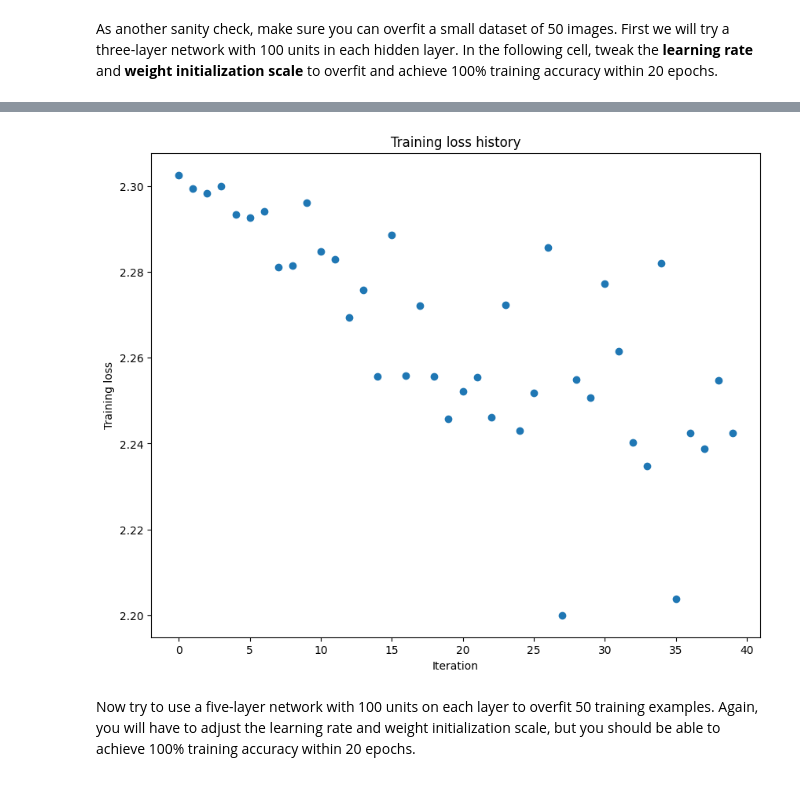
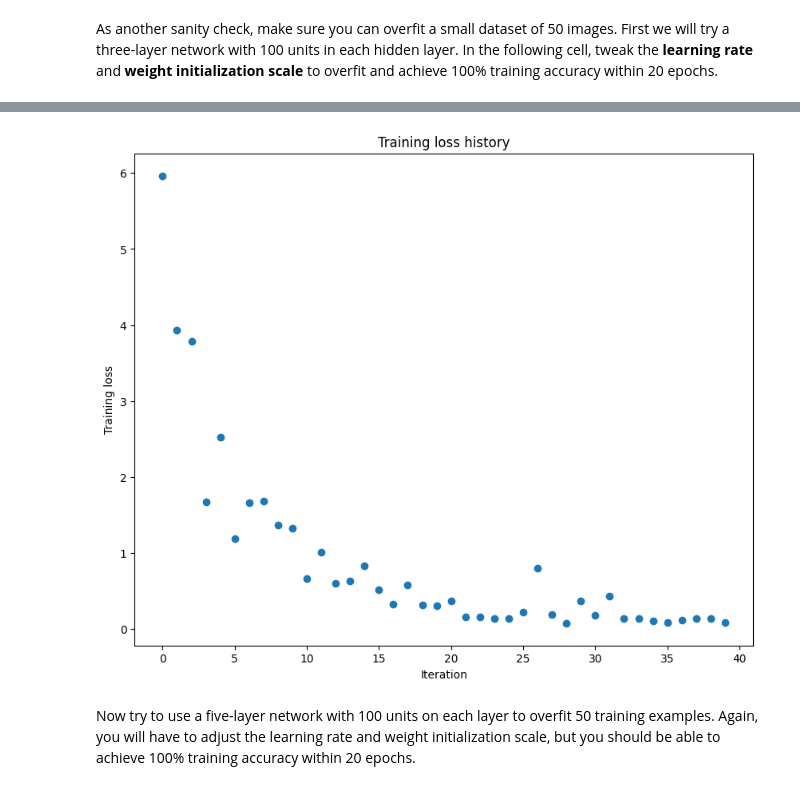
Before and after one commit to cuttle-fish-my/CS280_2023spring_backup, a Jupyter notebook: CS280-Spring23-Assignment2/Homework2_PartB/FullyConnectedNets.ipynb, the cells around one changed output, grey strips where cells are left out. Cells and saved outputs as stored; diff of their text form; code cells hidden in the pictures.

```diff
--- a/CS280-Spring23-Assignment2/Homework2_PartB/FullyConnectedNets.ipynb
+++ b/CS280-Spring23-Assignment2/Homework2_PartB/FullyConnectedNets.ipynb
@@ -458,8 +458,8 @@ small_data = {
   'y_val': data['y_val'],
 }
 
-weight_scale = 1e-9   # Experiment with this!
-learning_rate = 1e-1  # Experiment with this!
+weight_scale = 3e-2   # Experiment with this!
+learning_rate = 6e-4  # Experiment with this!
 model = FullyConnectedNet([100, 100],
               weight_scale=weight_scale, dtype=np.float64)
 solver = Solver(model, small_data,
@@ -497,4 +497,4 @@ plt.show()
-[figure, old version]
+[figure, new version]
 # %% [markdown]
 Now try to use a five-layer network with 100 units on each layer to overfit 50 training examples. Again, you will have to adjust the learning rate and weight initialization scale, but you should be able to achieve 100% training accuracy within 20 epochs.
 # %%
```
Also changed, not shown: parts of 2 cells of this notebook, 1 other file.
